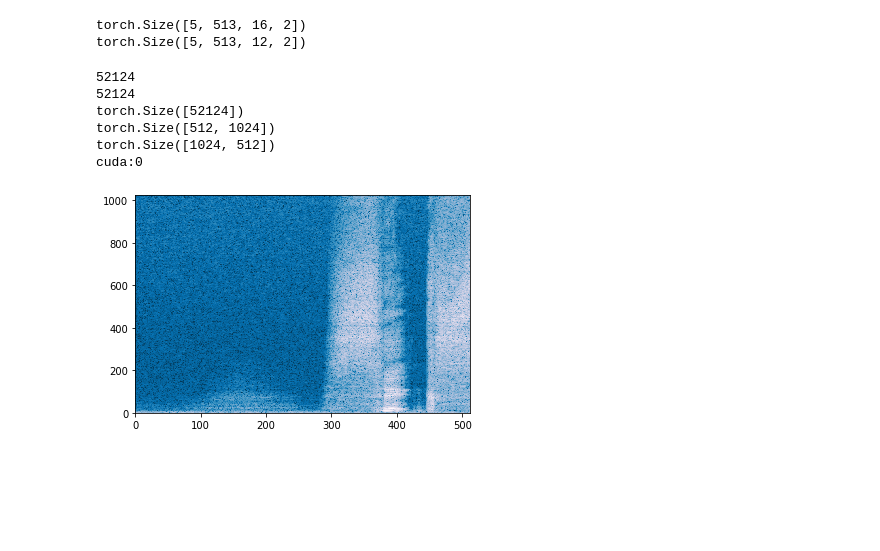
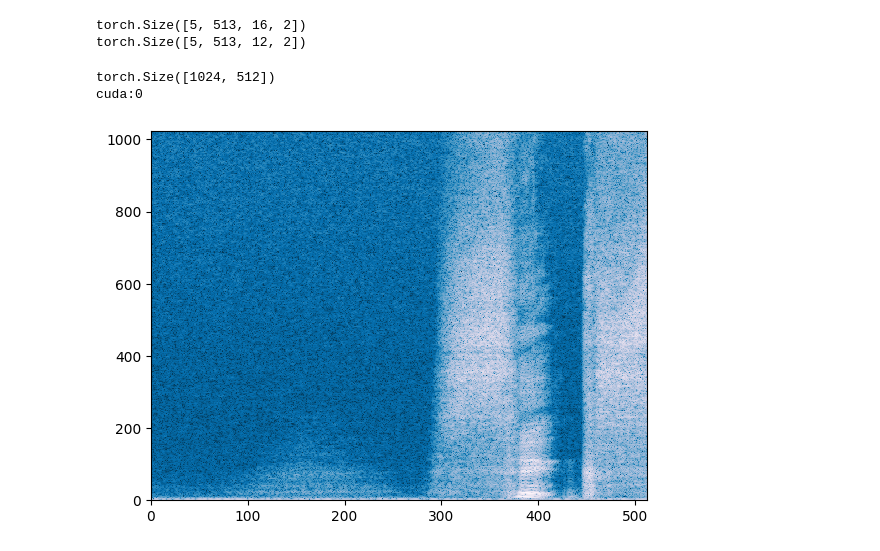
Before and after one commit to ishine/pix2pixHDAudioSR, a Jupyter notebook: dct/test.ipynb, the cells around one changed output. Cells and saved outputs as stored; diff of their text form; code cells hidden in the pictures; blank space fills up the shorter version.

Commit message:
mdct window fix

```diff
--- a/dct/test.ipynb
+++ b/dct/test.ipynb
@@ -84,6 +84,8 @@ class MDCT(nn.Module):
         self.center = center
 
         # making window
+        if window is None:
+            window = torch.ones
         if callable(window):
             self.window = window(win_length).to(self.device)
             self.win_length = win_length
@@ -120,25 +122,21 @@ class MDCT(nn.Module):
 # %%
 import torchaudio
 import matplotlib.pyplot as plt
 import torch
 import torchaudio.functional as aF
-audio_path = '/root/VCTK-Corpus/wav48/p225/p225_003.wav'
+audio_path = '/home/neoncloud/audio-super-res/data/vctk/VCTK-Corpus/wav48/p225/p225_003.wav'
 audio, fs = torchaudio.load(audio_path)
 K = 20000
 audio_seg = audio[...,K:51100+1024+K]
-mdct = MDCT(n_fft=1024, hop_length=100, win_length=1024, window=torch.kaiser_window, center=False)
-spectro = mdct(audio_seg.cuda().squeeze(0))
-spectro = aF.amplitude_to_DB((spectro.abs() + 1e-7),20,1e-7,1).squeeze(0).permute(1,0)
+mdct1 = MDCT(n_fft=1024, hop_length=100, win_length=1024, window=torch.kaiser_window, center=False)
+spectro = mdct1(audio_seg.cuda().squeeze(0)).permute(1,0)
+spectro = aF.amplitude_to_DB((spectro.abs() + 1e-7),20,1e-7,1).squeeze(0)
 print(spectro.size())
 print(spectro.device)
 sp_fig, sp_ax = plt.subplots()
 sp_ax.pcolormesh(spectro.cpu().numpy(), cmap='PuBu_r')
 plt.show()
 # %% [output]
-52124
-52124
-torch.Size([52124])
-torch.Size([512, 1024])
 torch.Size([1024, 512])
 cuda:0
-[figure, old version]
+[figure, new version]
```
Also changed, not shown: parts of 3 cells of this notebook, 1 other file.
